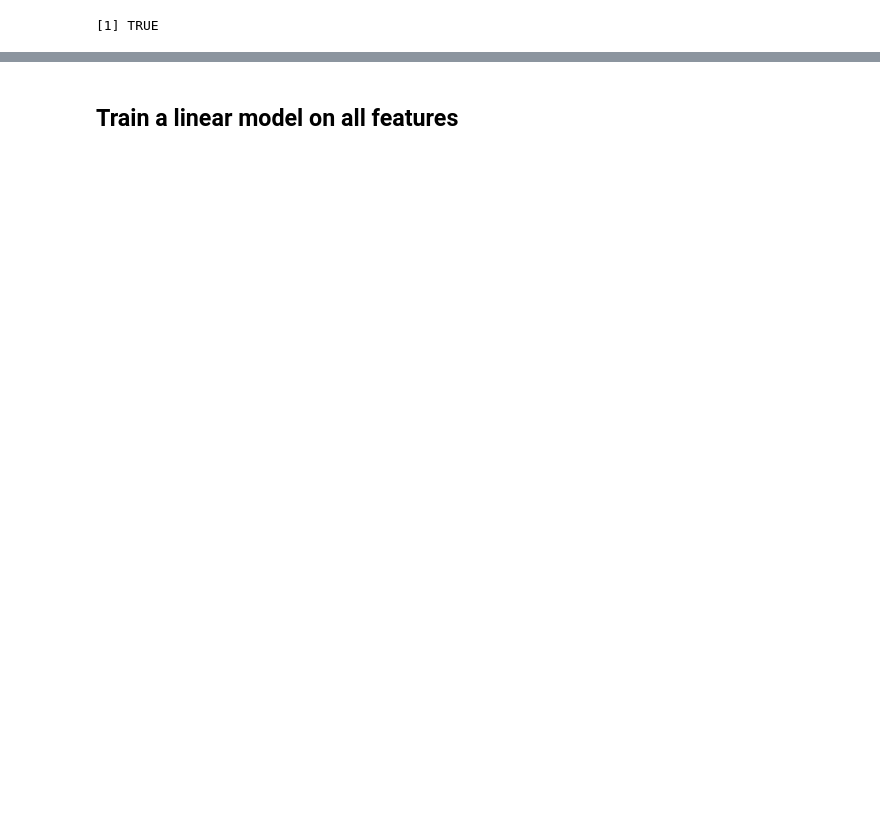
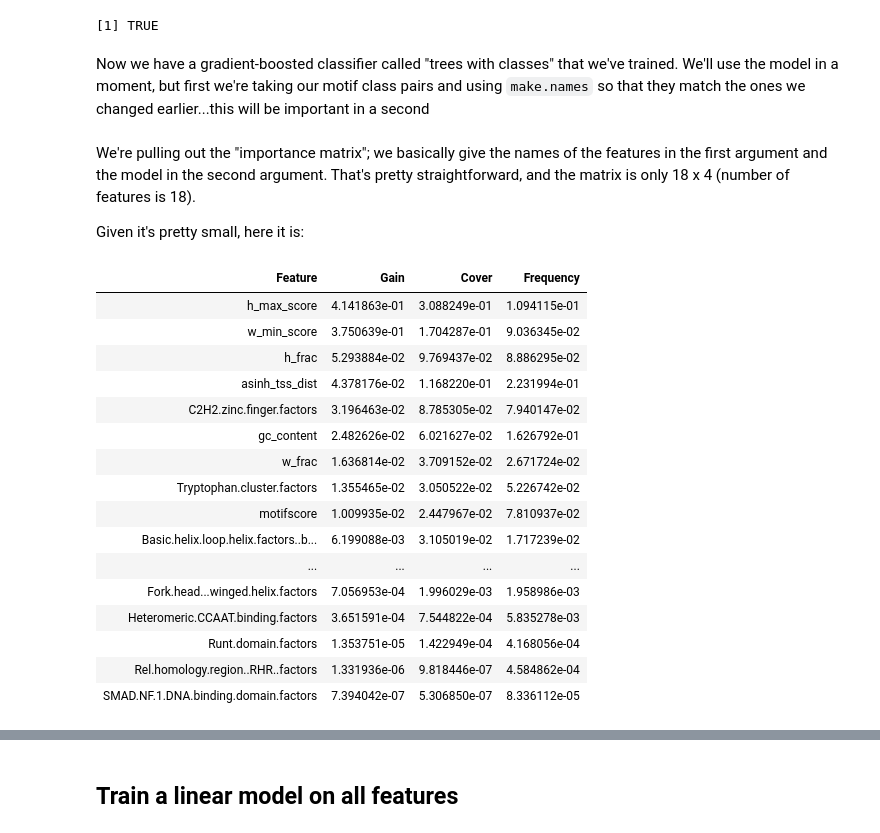
Before and after one commit to PriceLab/trena_footprinting_notebooks, a Jupyter notebook: whole_genome_classifier_footprint_hit_subset.ipynb, the cells around one changed output, grey strips where cells are left out. Saved outputs shown, nothing was run; the diff lists cells and outputs as text; code cells hidden in the pictures; blank space fills up the shorter version.

Commit message:
Ran and commented on first 4 notebooks

```diff
--- a/whole_genome_classifier_footprint_hit_subset.ipynb
+++ b/whole_genome_classifier_footprint_hit_subset.ipynb
@@ -131,5 +185,32 @@ gbdt_medium$Model.Name <- "trees with classes"
 xgb.save(gbdt_medium, "saved_models/xgboost_TF_site_predict.model")
 # %% [output]
 [1] TRUE
+# %% [markdown]
+Now we have a gradient-boosted classifier called "trees with classes" that we've trained. We'll use the model in a moment, but first we're taking our motif class pairs and using `make.names` so that they match the ones we changed earlier...this will be important in a second
 # %%
 motif_class_pairs$class <- lapply(motif_class_pairs$class, make.names, unique=TRUE)
+# %% [markdown]
+We're pulling out the "importance matrix"; we basically give the names of the features in the first argument and the model in the second argument. That's pretty straightforward, and the matrix is only 18 x 4 (number of features is 18).
+
+Given it's pretty small, here it is:
+# %%
+importance_matrix <- xgb.importance(colnames(X_train),model=gbdt_medium)
+importance_matrix
+# %% [output]
+| Feature | Gain | Cover | Frequency |
+| h_max_score | 4.141863e-01 | 3.088249e-01 | 1.094115e-01 |
+| w_min_score | 3.750639e-01 | 1.704287e-01 | 9.036345e-02 |
+| h_frac | 5.293884e-02 | 9.769437e-02 | 8.886295e-02 |
+| asinh_tss_dist | 4.378176e-02 | 1.168220e-01 | 2.231994e-01 |
+| C2H2.zinc.finger.factors | 3.196463e-02 | 8.785305e-02 | 7.940147e-02 |
+| gc_content | 2.482626e-02 | 6.021627e-02 | 1.626792e-01 |
+| w_frac | 1.636814e-02 | 3.709152e-02 | 2.671724e-02 |
+| Tryptophan.cluster.factors | 1.355465e-02 | 3.050522e-02 | 5.226742e-02 |
+| motifscore | 1.009935e-02 | 2.447967e-02 | 7.810937e-02 |
+| Basic.helix.loop.helix.factors..b... | 6.199088e-03 | 3.105019e-02 | 1.717239e-02 |
+| ... | ... | ... | ... |
+| Fork.head...winged.helix.factors | 7.056953e-04 | 1.996029e-03 | 1.958986e-03 |
+| Heteromeric.CCAAT.binding.factors | 3.651591e-04 | 7.544822e-04 | 5.835278e-03 |
+| Runt.domain.factors | 1.353751e-05 | 1.422949e-04 | 4.168056e-04 |
+| Rel.homology.region..RHR..factors | 1.331936e-06 | 9.818446e-07 | 4.584862e-04 |
+| SMAD.NF.1.DNA.binding.domain.factors | 7.394042e-07 | 5.306850e-07 | 8.336112e-05 |
```
Also changed, not shown: parts of 32 cells of this notebook, 7 other files.
